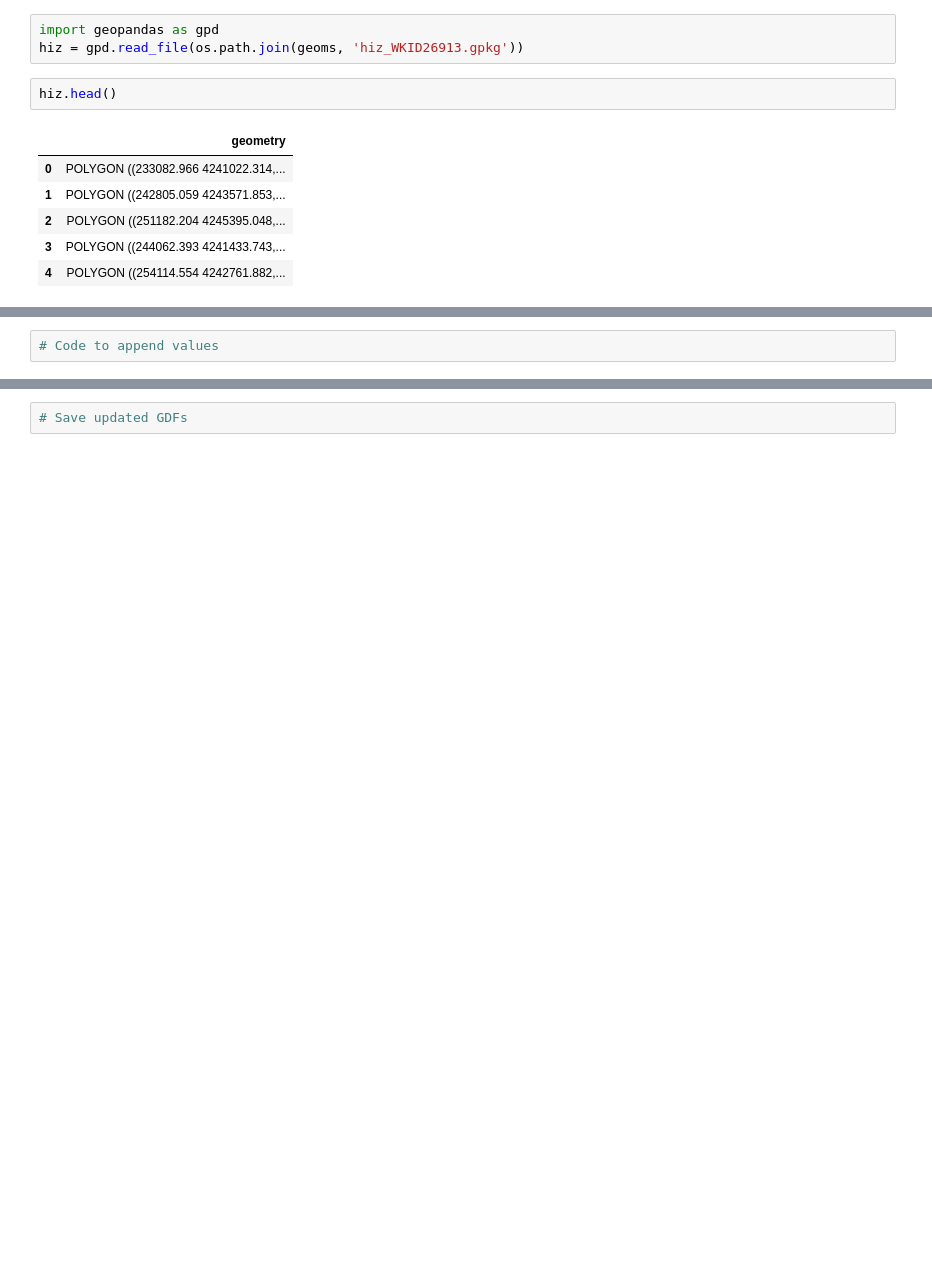
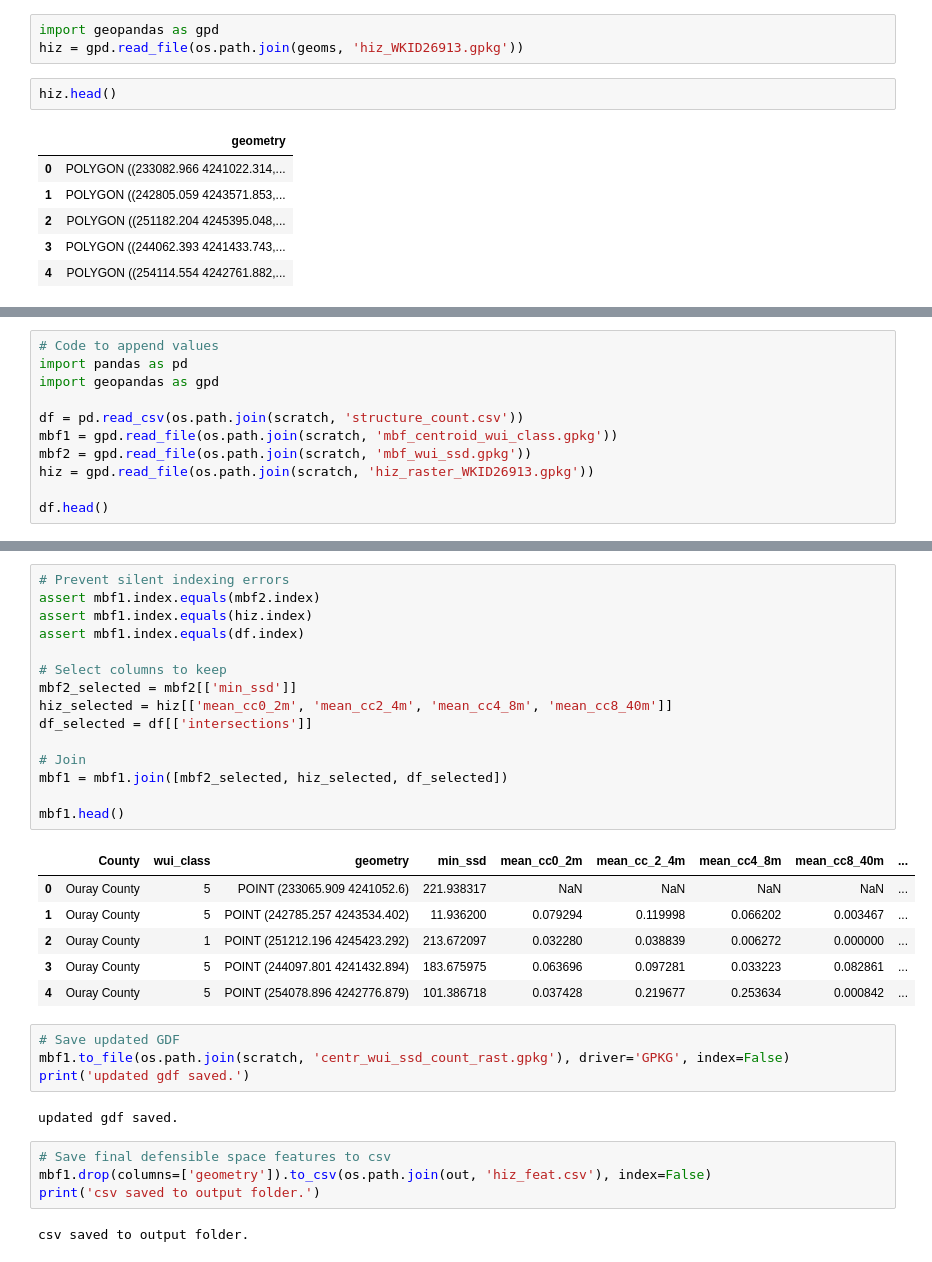
Before and after one commit to bryceayoung/ouray, a Jupyter notebook: workflows/hiz/ouray_hiz.ipynb, the cells around one changed output, grey strips where cells are left out. Cells and saved outputs as stored; diff of their text form; blank space fills up the shorter version.

Commit message:
computed raster stats per hiz and joined all hiz data

```diff
--- a/workflows/hiz/ouray_hiz.ipynb
+++ b/workflows/hiz/ouray_hiz.ipynb
@@ -207,2 +215,11 @@ Error processing D:/_PROJECTS/P001_OurayParcel\data\tiffs_from_las\ouray_cc8_40m
 # %%
 # Code to append values
+import pandas as pd
+import geopandas as gpd
+
+df = pd.read_csv(os.path.join(scratch, 'structure_count.csv'))
+mbf1 = gpd.read_file(os.path.join(scratch, 'mbf_centroid_wui_class.gpkg'))
+mbf2 = gpd.read_file(os.path.join(scratch, 'mbf_wui_ssd.gpkg'))
+hiz = gpd.read_file(os.path.join(scratch, 'hiz_raster_WKID26913.gpkg'))
+
+df.head()
@@ -209,2 +273,34 @@ Error processing D:/_PROJECTS/P001_OurayParcel\data\tiffs_from_las\ouray_cc8_40m
+# %%
+# Prevent silent indexing errors
+assert mbf1.index.equals(mbf2.index)
+assert mbf1.index.equals(hiz.index)
+assert mbf1.index.equals(df.index)
+
+# Select columns to keep
+mbf2_selected = mbf2[['min_ssd']]
+hiz_selected = hiz[['mean_cc0_2m', 'mean_cc2_4m', 'mean_cc4_8m', 'mean_cc8_40m']]
+df_selected = df[['intersections']]
+
+# Join
+mbf1 = mbf1.join([mbf2_selected, hiz_selected, df_selected])
+
+mbf1.head()
+# %% [output]
+|  | County | wui_class | geometry | min_ssd | mean_cc0_2m | mean_cc_2_4m | mean_cc4_8m | mean_cc8_40m | ... |
+| 0 | Ouray County | 5 | POINT (233065.909 4241052.6) | 221.938317 | NaN | NaN | NaN | NaN | ... |
+| 1 | Ouray County | 5 | POINT (242785.257 4243534.402) | 11.936200 | 0.079294 | 0.119998 | 0.066202 | 0.003467 | ... |
+| 2 | Ouray County | 1 | POINT (251212.196 4245423.292) | 213.672097 | 0.032280 | 0.038839 | 0.006272 | 0.000000 | ... |
+| 3 | Ouray County | 5 | POINT (244097.801 4241432.894) | 183.675975 | 0.063696 | 0.097281 | 0.033223 | 0.082861 | ... |
+| 4 | Ouray County | 5 | POINT (254078.896 4242776.879) | 101.386718 | 0.037428 | 0.219677 | 0.253634 | 0.000842 | ... |
 # %%
-# Save updated GDFs
+# Save updated GDF
+mbf1.to_file(os.path.join(scratch, 'centr_wui_ssd_count_rast.gpkg'), driver='GPKG', index=False)
+print('updated gdf saved.')
+# %% [output]
+updated gdf saved.
+# %%
+# Save final defensible space features to csv
+mbf1.drop(columns=['geometry']).to_csv(os.path.join(out, 'hiz_feat.csv'), index=False)
+print('csv saved to output folder.')
+# %% [output]
+csv saved to output folder.
```
Also changed, not shown: parts of 23 cells of this notebook.
